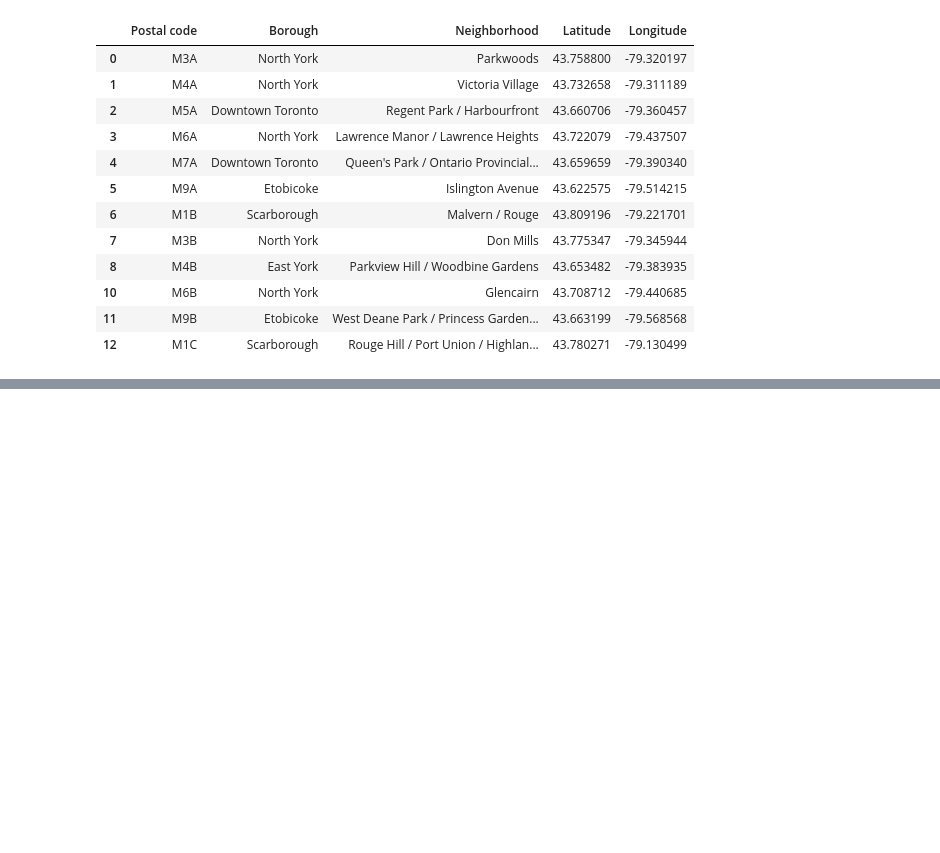
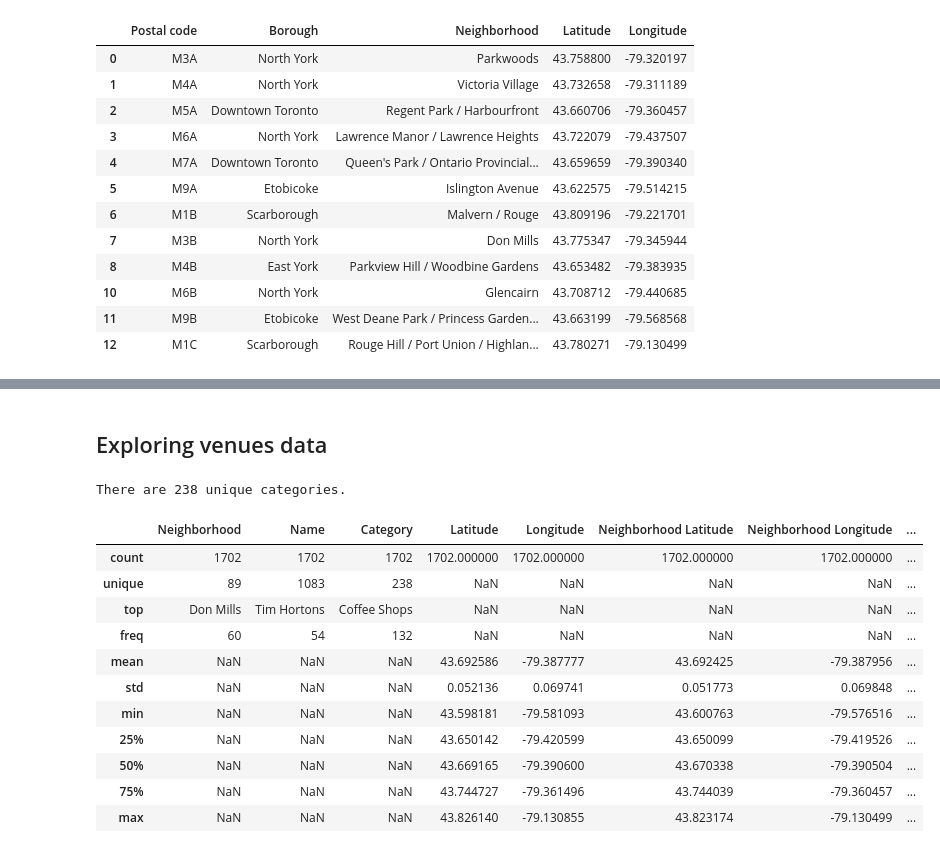
Before and after one commit to dudasaron/Coursera_Capstone, a Jupyter notebook: Toronto Neighborhoods.ipynb, the cells around one changed output, grey strips where cells are left out. Saved outputs shown, nothing was run; the diff lists cells and outputs as text; code cells hidden in the pictures; blank space fills up the shorter version.

```diff
--- a/Toronto Neighborhoods.ipynb
+++ b/Toronto Neighborhoods.ipynb
@@ -104,0 +217,21 @@ hoods_with_loc.head(12)
+# %% [markdown]
+## Exploring venues data
+# %%
+print('There are {} unique categories.'.format(venues_with_hoods.Category.unique().size))
+# %% [output]
+There are 238 unique categories.
+# %%
+venues_with_hoods.describe(include='all')
+# %% [output]
+|  | Neighborhood | Name | Category | Latitude | Longitude | Neighborhood Latitude | Neighborhood Longitude | ... |
+| count | 1702 | 1702 | 1702 | 1702.000000 | 1702.000000 | 1702.000000 | 1702.000000 | ... |
+| unique | 89 | 1083 | 238 | NaN | NaN | NaN | NaN | ... |
+| top | Don Mills | Tim Hortons | Coffee Shops | NaN | NaN | NaN | NaN | ... |
+| freq | 60 | 54 | 132 | NaN | NaN | NaN | NaN | ... |
+| mean | NaN | NaN | NaN | 43.692586 | -79.387777 | 43.692425 | -79.387956 | ... |
+| std | NaN | NaN | NaN | 0.052136 | 0.069741 | 0.051773 | 0.069848 | ... |
+| min | NaN | NaN | NaN | 43.598181 | -79.581093 | 43.600763 | -79.576516 | ... |
+| 25% | NaN | NaN | NaN | 43.650142 | -79.420599 | 43.650099 | -79.419526 | ... |
+| 50% | NaN | NaN | NaN | 43.669165 | -79.390600 | 43.670338 | -79.390504 | ... |
+| 75% | NaN | NaN | NaN | 43.744727 | -79.361496 | 43.744039 | -79.360457 | ... |
+| max | NaN | NaN | NaN | 43.826140 | -79.130855 | 43.823174 | -79.130499 | ... |
```
Also changed, not shown: parts of 35 cells of this notebook.
